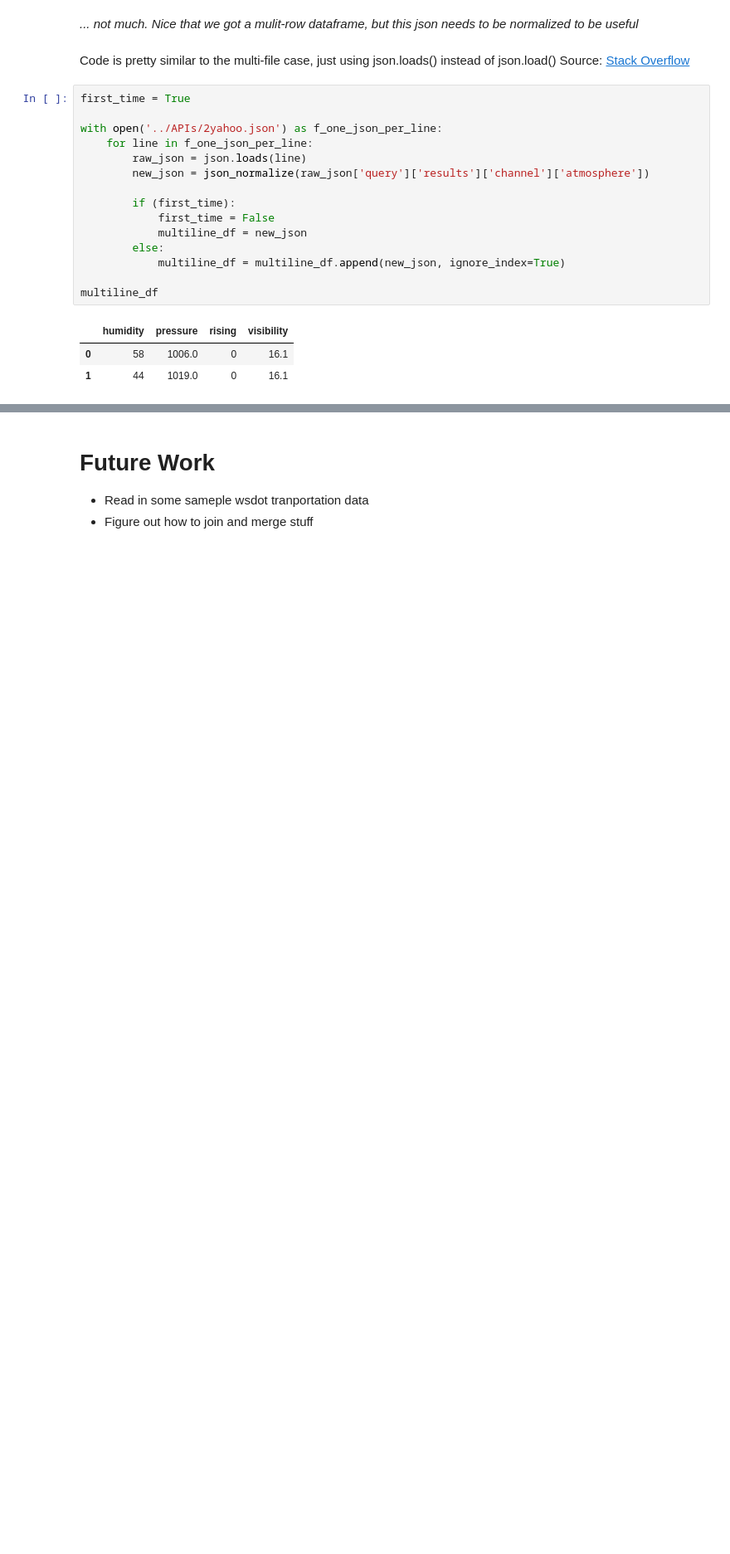
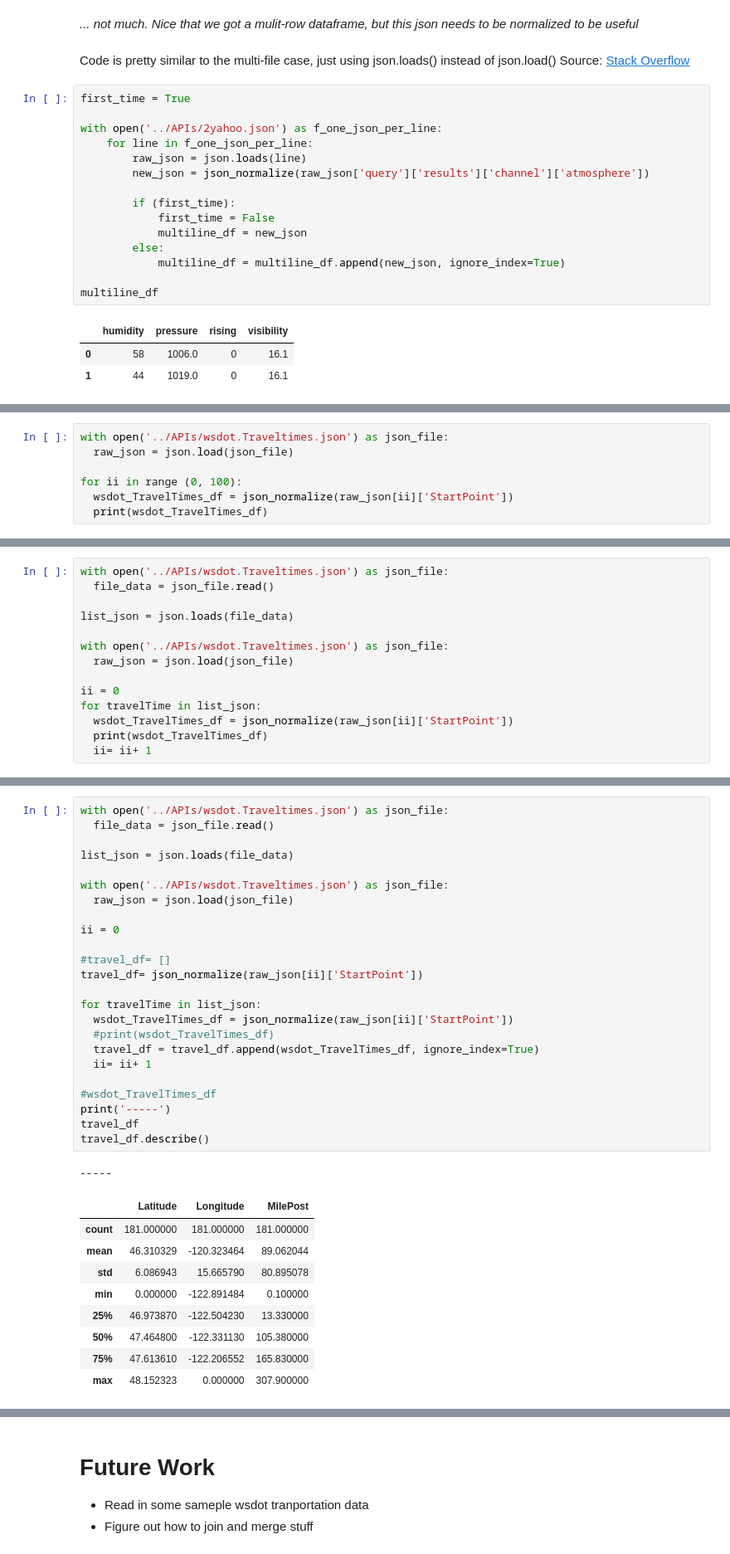
Before and after one commit to Data4Democracy/democratizing_weather_data, a Jupyter notebook: democratizing_weather_data/streaming/prototypes/analyze.ipynb, the cells around one changed output, grey strips where cells are left out. Shown at 83% size. Cells and saved outputs as stored; diff of their text form; blank space fills up the shorter version.

```diff
--- a/democratizing_weather_data/streaming/prototypes/analyze.ipynb
+++ b/democratizing_weather_data/streaming/prototypes/analyze.ipynb
@@ -359,0 +542,7 @@ multiline_df
+# %%
+with open('../APIs/wsdot.Traveltimes.json') as json_file:
+  raw_json = json.load(json_file)
+
+for ii in range (0, 100):
+  wsdot_TravelTimes_df = json_normalize(raw_json[ii]['StartPoint'])
+  print(wsdot_TravelTimes_df)
@@ -359,0 +567,14 @@ multiline_df
+# %%
+with open('../APIs/wsdot.Traveltimes.json') as json_file:
+  file_data = json_file.read()
+
+list_json = json.loads(file_data)
+
+with open('../APIs/wsdot.Traveltimes.json') as json_file:
+  raw_json = json.load(json_file)
+
+ii = 0
+for travelTime in list_json:
+  wsdot_TravelTimes_df = json_normalize(raw_json[ii]['StartPoint'])
+  print(wsdot_TravelTimes_df)
+  ii= ii+ 1
@@ -359,0 +599,35 @@ multiline_df
+# %%
+with open('../APIs/wsdot.Traveltimes.json') as json_file:
+  file_data = json_file.read()
+
+list_json = json.loads(file_data)
+
+with open('../APIs/wsdot.Traveltimes.json') as json_file:
+  raw_json = json.load(json_file)
+
+ii = 0
+
+#travel_df= []
+travel_df= json_normalize(raw_json[ii]['StartPoint'])
+
+for travelTime in list_json:
+  wsdot_TravelTimes_df = json_normalize(raw_json[ii]['StartPoint'])
+  #print(wsdot_TravelTimes_df)
+  travel_df = travel_df.append(wsdot_TravelTimes_df, ignore_index=True)
+  ii= ii+ 1
+
+#wsdot_TravelTimes_df
+print('-----')
+travel_df
+travel_df.describe()
+# %% [output]
+-----
+|  | Latitude | Longitude | MilePost |
+| count | 181.000000 | 181.000000 | 181.000000 |
+| mean | 46.310329 | -120.323464 | 89.062044 |
+| std | 6.086943 | 15.665790 | 80.895078 |
+| min | 0.000000 | -122.891484 | 0.100000 |
+| 25% | 46.973870 | -122.504230 | 13.330000 |
+| 50% | 47.464800 | -122.331130 | 105.380000 |
+| 75% | 47.613610 | -122.206552 | 165.830000 |
+| max | 48.152323 | 0.000000 | 307.900000 |
```
Also changed, not shown: parts of 16 cells of this notebook.
